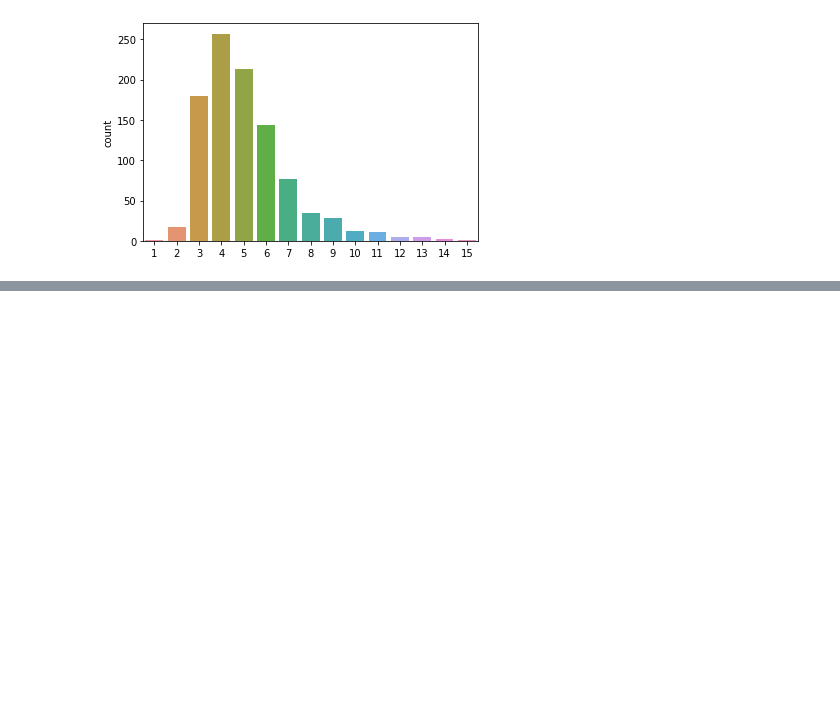
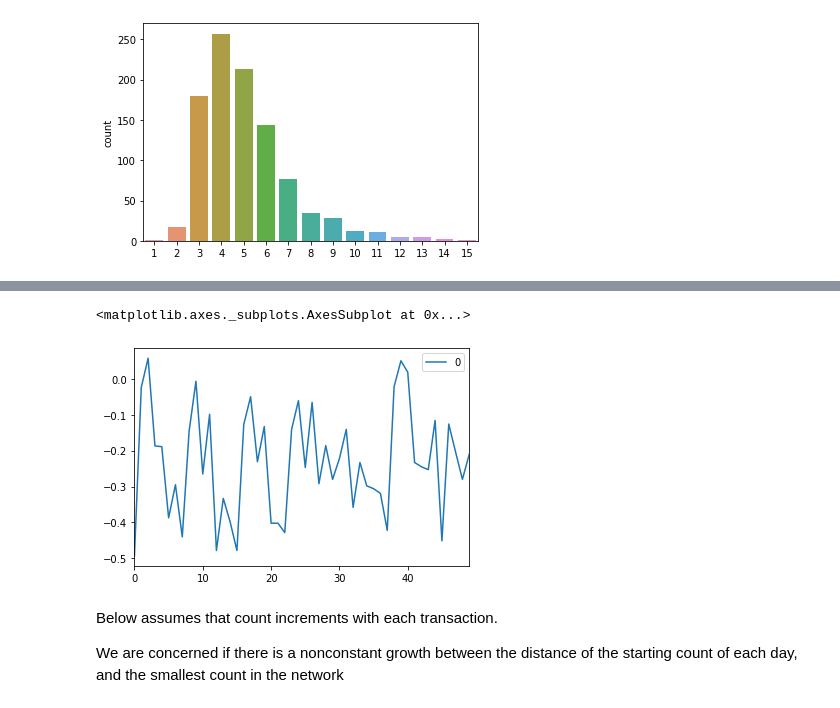
Before and after one commit to HanSeoulOh/mathproblems, a Jupyter notebook: stochasticGraphs.ipynb, the cells around one changed output, grey strips where cells are left out. Cells and saved outputs as stored; diff of their text form; code cells hidden in the pictures; blank space fills up the shorter version.

```diff
--- a/stochasticGraphs.ipynb
+++ b/stochasticGraphs.ipynb
@@ -290,0 +367,9 @@ sns.countplot(list(map(int, queue)))
+# %%
+pd.DataFrame(seq3).plot()
+# %% [output]
+<matplotlib.axes._subplots.AxesSubplot at 0x...>
+[figure, added]
+# %% [markdown]
+Below assumes that count increments with each transaction.
+
+We are concerned if there is a nonconstant growth between the distance of the starting count of each day, and the smallest count in the network
```
Also changed, not shown: parts of 13 cells of this notebook.
